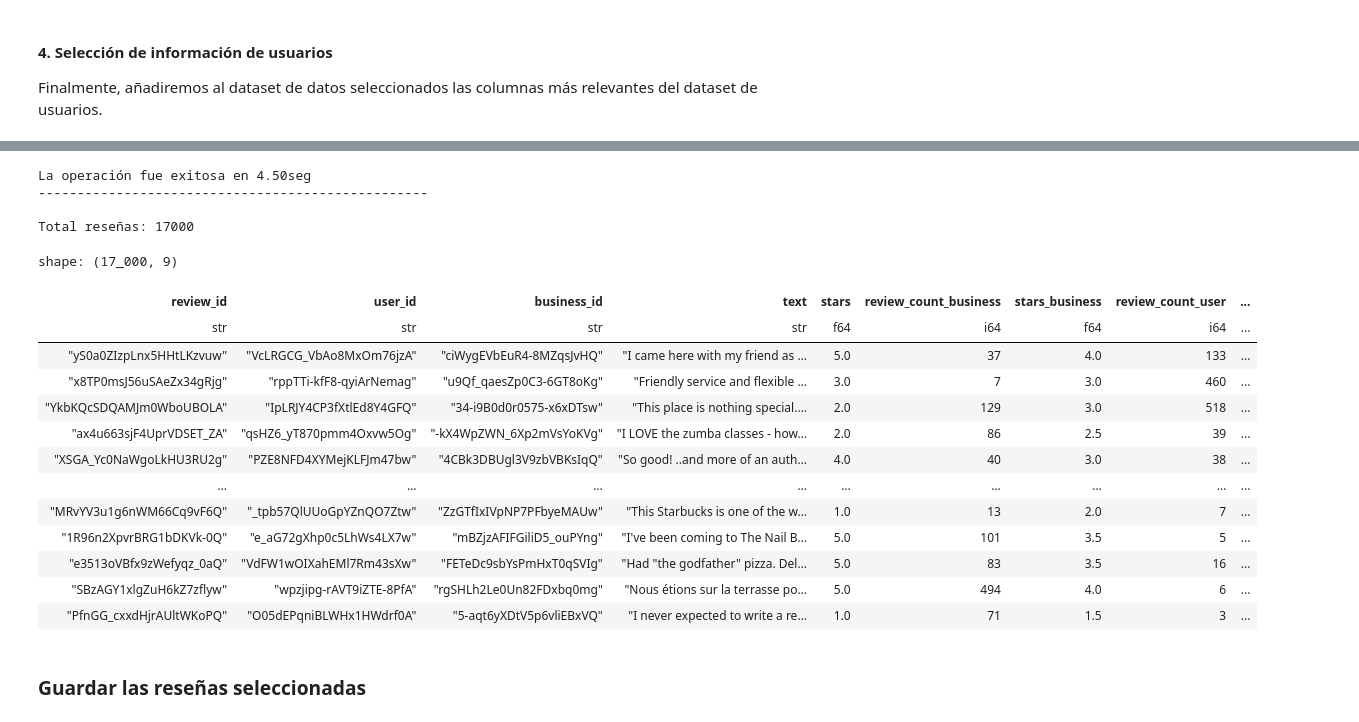
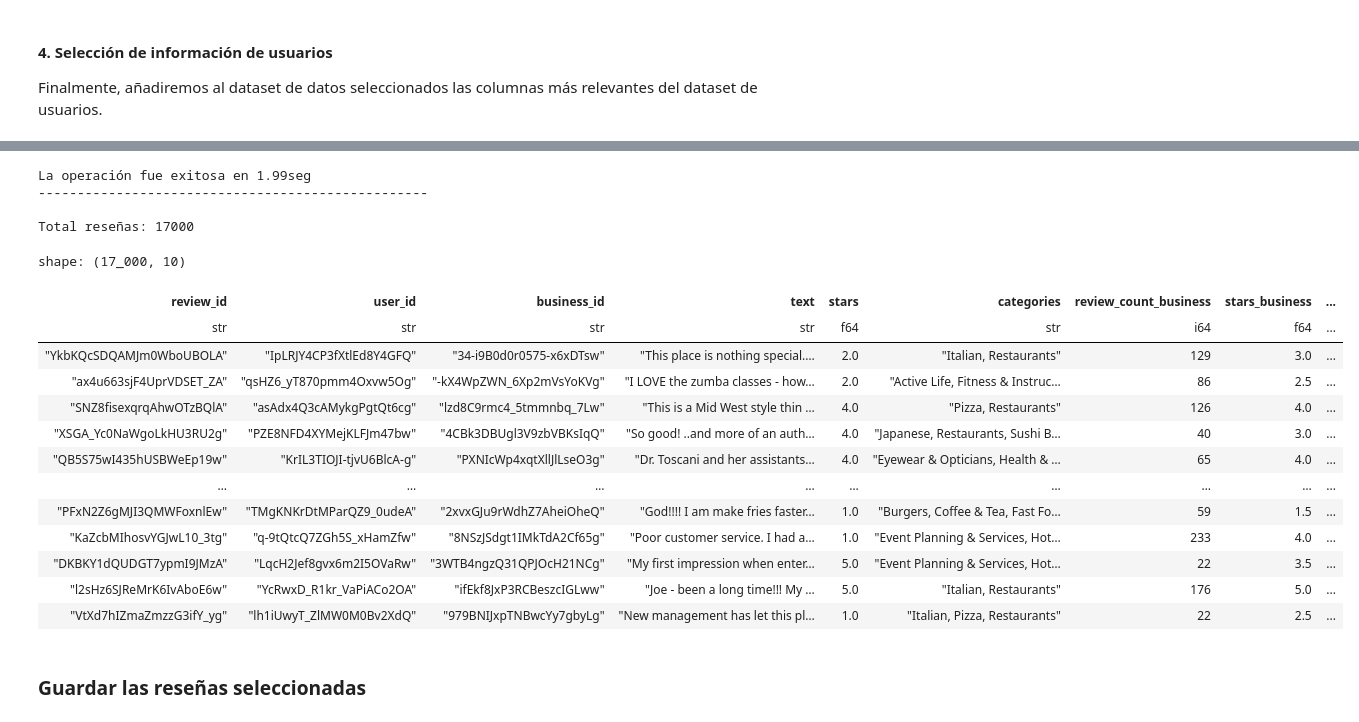
Before and after one commit to ceuratfmg2mai/fakereviews, a Jupyter notebook: 01. procesamiento_datos_yelp.ipynb, the cells around one changed output, grey strips where cells are left out. Saved outputs shown, nothing was run; the diff lists cells and outputs as text; code cells hidden in the pictures.

```diff
--- a/01. procesamiento_datos_yelp.ipynb
+++ b/01. procesamiento_datos_yelp.ipynb
@@ -718,48 +720,49 @@ try:
             df_user_columns_filter,
             on='user_id', # La columna común para la unión
             how='inner'      # Tipo de join: inner (solo filas con coincidencias en ambos)
         ).select(
             [
                 pl.col('review_id'),
                 pl.col('user_id'),
                 pl.col('business_id'),
                 pl.col('text'),
                 pl.col('stars'),
+                pl.col('categories'),
                 pl.col('review_count_business'),
                 pl.col('stars_business'),
                 pl.col('review_count_user'),
                 pl.col('average_stars_user')
             ]
         )
 except Exception as e:
     print(f"An error occurred: {e}")
 else:
     print(f"La operación fue exitosa en {time.time()-start_time:.2f}seg")
     print("-" * 50 + "\n")
     print(f'Total reseñas: {len(df_final_data_selected_pl)}')
     display(df_final_data_selected_pl)
 
 
 # df_business_reviews_lenght_pl
 # %% [output]
-La operación fue exitosa en 4.50seg
+La operación fue exitosa en 1.99seg
 --------------------------------------------------
 
 Total reseñas: 17000
-shape: (17_000, 9)
+shape: (17_000, 10)
-| review_id | user_id | business_id | text | stars | review_count_business | stars_business | review_count_user | ... |
-| str | str | str | str | f64 | i64 | f64 | i64 | ... |
-| "yS0a0ZIzpLnx5HHtLKzvuw" | "VcLRGCG_VbAo8MxOm76jzA" | "ciWygEVbEuR4-8MZqsJvHQ" | "I came here with my friend as … | 5.0 | 37 | 4.0 | 133 | ... |
-| "x8TP0msJ56uSAeZx34gRjg" | "rppTTi-kfF8-qyiArNemag" | "u9Qf_qaesZp0C3-6GT8oKg" | "Friendly service and flexible … | 3.0 | 7 | 3.0 | 460 | ... |
-| "YkbKQcSDQAMJm0WboUBOLA" | "IpLRJY4CP3fXtlEd8Y4GFQ" | "34-i9B0d0r0575-x6xDTsw" | "This place is nothing special.… | 2.0 | 129 | 3.0 | 518 | ... |
-| "ax4u663sjF4UprVDSET_ZA" | "qsHZ6_yT870pmm4Oxvw5Og" | "-kX4WpZWN_6Xp2mVsYoKVg" | "I LOVE the zumba classes - how… | 2.0 | 86 | 2.5 | 39 | ... |
-| "XSGA_Yc0NaWgoLkHU3RU2g" | "PZE8NFD4XYMejKLFJm47bw" | "4CBk3DBUgl3V9zbVBKsIqQ" | "So good! ..and more of an auth… | 4.0 | 40 | 3.0 | 38 | ... |
+| review_id | user_id | business_id | text | stars | categories | review_count_business | stars_business | ... |
+| str | str | str | str | f64 | str | i64 | f64 | ... |
+| "YkbKQcSDQAMJm0WboUBOLA" | "IpLRJY4CP3fXtlEd8Y4GFQ" | "34-i9B0d0r0575-x6xDTsw" | "This place is nothing special.… | 2.0 | "Italian, Restaurants" | 129 | 3.0 | ... |
+| "ax4u663sjF4UprVDSET_ZA" | "qsHZ6_yT870pmm4Oxvw5Og" | "-kX4WpZWN_6Xp2mVsYoKVg" | "I LOVE the zumba classes - how… | 2.0 | "Active Life, Fitness & Instruc… | 86 | 2.5 | ... |
+| "SNZ8fisexqrqAhwOTzBQlA" | "asAdx4Q3cAMykgPgtQt6cg" | "lzd8C9rmc4_5tmmnbq_7Lw" | "This is a Mid West style thin … | 4.0 | "Pizza, Restaurants" | 126 | 4.0 | ... |
+| "XSGA_Yc0NaWgoLkHU3RU2g" | "PZE8NFD4XYMejKLFJm47bw" | "4CBk3DBUgl3V9zbVBKsIqQ" | "So good! ..and more of an auth… | 4.0 | "Japanese, Restaurants, Sushi B… | 40 | 3.0 | ... |
+| "QB5S75wI435hUSBWeEp19w" | "KrIL3TIOJI-tjvU6BlcA-g" | "PXNIcWp4xqtXllJlLseO3g" | "Dr. Toscani and her assistants… | 4.0 | "Eyewear & Opticians, Health & … | 65 | 4.0 | ... |
 | … | … | … | … | … | … | … | … | ... |
-| "MRvYV3u1g6nWM66Cq9vF6Q" | "_tpb57QlUUoGpYZnQO7Ztw" | "ZzGTfIxIVpNP7PFbyeMAUw" | "This Starbucks is one of the w… | 1.0 | 13 | 2.0 | 7 | ... |
-| "1R96n2XpvrBRG1bDKVk-0Q" | "e_aG72gXhp0c5LhWs4LX7w" | "mBZjzAFIFGiliD5_ouPYng" | "I've been coming to The Nail B… | 5.0 | 101 | 3.5 | 5 | ... |
-| "e3513oVBfx9zWefyqz_0aQ" | "VdFW1wOIXahEMl7Rm43sXw" | "FETeDc9sbYsPmHxT0qSVIg" | "Had "the godfather" pizza. Del… | 5.0 | 83 | 3.5 | 16 | ... |
-| "SBzAGY1xlgZuH6kZ7zflyw" | "wpzjipg-rAVT9iZTE-8PfA" | "rgSHLh2Le0Un82FDxbq0mg" | "Nous étions sur la terrasse po… | 5.0 | 494 | 4.0 | 6 | ... |
-| "PfnGG_cxxdHjrAUltWKoPQ" | "O05dEPqniBLWHx1HWdrf0A" | "5-aqt6yXDtV5p6vliEBxVQ" | "I never expected to write a re… | 1.0 | 71 | 1.5 | 3 | ... |
+| "PFxN2Z6gMJI3QMWFoxnlEw" | "TMgKNKrDtMParQZ9_0udeA" | "2xvxGJu9rWdhZ7AheiOheQ" | "God!!!! I am make fries faster… | 1.0 | "Burgers, Coffee & Tea, Fast Fo… | 59 | 1.5 | ... |
+| "KaZcbMIhosvYGJwL10_3tg" | "q-9tQtcQ7ZGh5S_xHamZfw" | "8NSzJSdgt1IMkTdA2Cf65g" | "Poor customer service. I had a… | 1.0 | "Event Planning & Services, Hot… | 233 | 4.0 | ... |
+| "DKBKY1dQUDGT7ypmI9JMzA" | "LqcH2Jef8gvx6m2I5OVaRw" | "3WTB4ngzQ31QPJOcH21NCg" | "My first impression when enter… | 5.0 | "Event Planning & Services, Hot… | 22 | 3.5 | ... |
+| "l2sHz6SJReMrK6IvAboE6w" | "YcRwxD_R1kr_VaPiACo2OA" | "ifEkf8JxP3RCBeszcIGLww" | "Joe - been a long time!!! My … | 5.0 | "Italian, Restaurants" | 176 | 5.0 | ... |
+| "VtXd7hIZmaZmzzG3ifY_yg" | "lh1iUwyT_ZlMW0M0Bv2XdQ" | "979BNIJxpTNBwcYy7gbyLg" | "New management has let this pl… | 1.0 | "Italian, Pizza, Restaurants" | 22 | 2.5 | ... |
 # %% [markdown]
 ### Guardar las reseñas seleccionadas
 # %%
```
Also changed, not shown: parts of 10 cells of this notebook, 3 other files.
